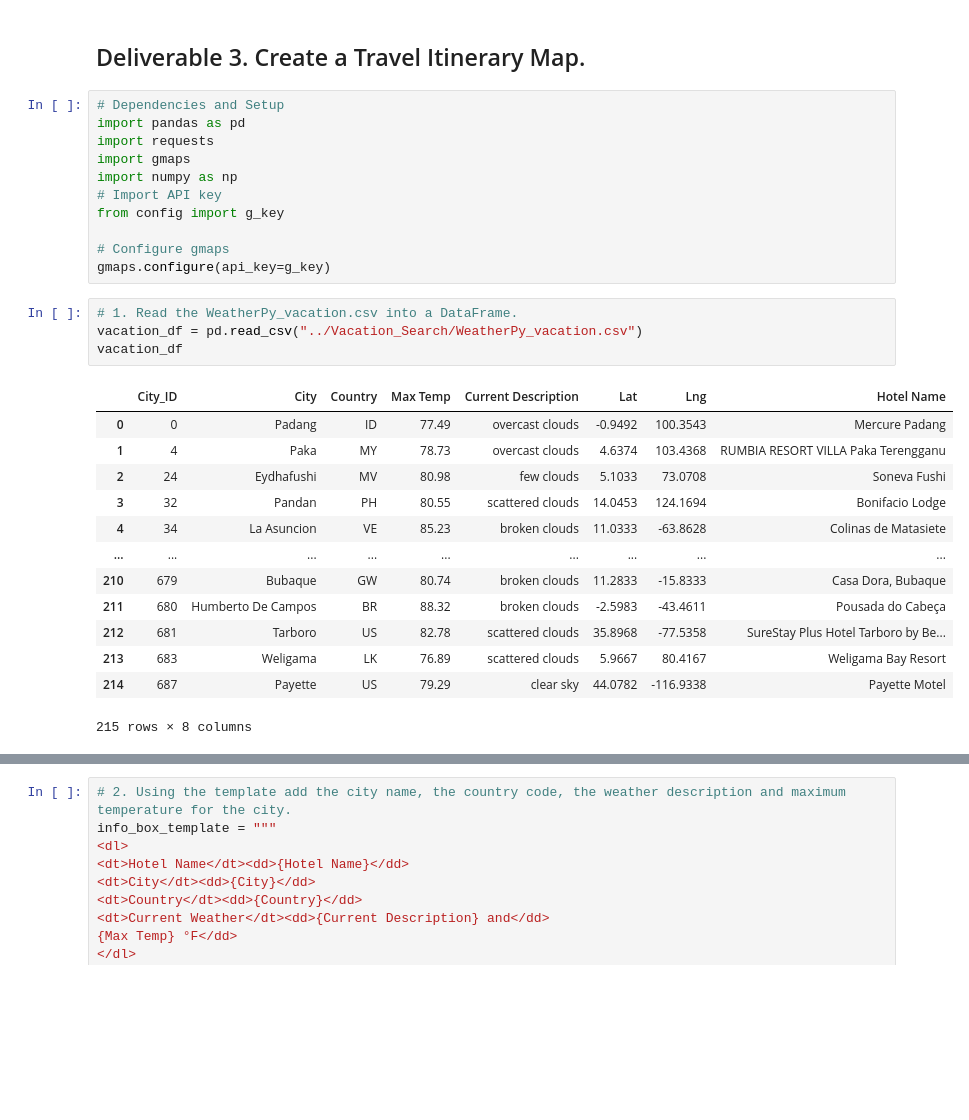
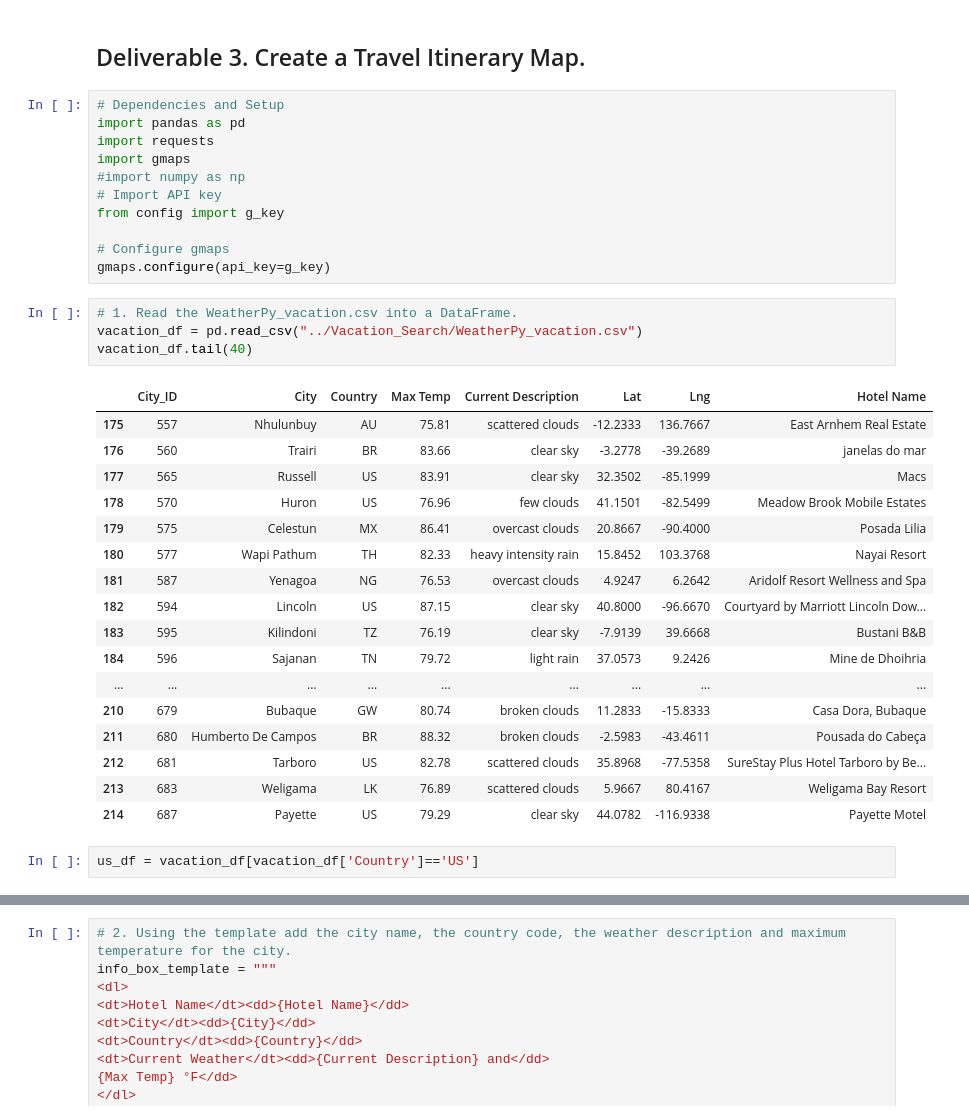
Before and after one commit to DianabasiRobinson/World_Weather_Analysis, a Jupyter notebook: Vacation_Itinerary/Vacation_Itinerary.ipynb, the cells around one changed output, grey strips where cells are left out. Saved outputs shown, nothing was run; the diff lists cells and outputs as text; blank space fills up the shorter version.

```diff
--- a/Vacation_Itinerary/Vacation_Itinerary.ipynb
+++ b/Vacation_Itinerary/Vacation_Itinerary.ipynb
@@ -5,7 +5,7 @@
 import pandas as pd
 import requests
 import gmaps
-import numpy as np
+#import numpy as np
 # Import API key
 from config import g_key
 
@@ -14,18 +14,24 @@ gmaps.configure(api_key=g_key)
 # %%
 # 1. Read the WeatherPy_vacation.csv into a DataFrame.
 vacation_df = pd.read_csv("../Vacation_Search/WeatherPy_vacation.csv")
-vacation_df
+vacation_df.tail(40)
 # %% [output]
 |  | City_ID | City | Country | Max Temp | Current Description | Lat | Lng | Hotel Name |
-| 0 | 0 | Padang | ID | 77.49 | overcast clouds | -0.9492 | 100.3543 | Mercure Padang |
-| 1 | 4 | Paka | MY | 78.73 | overcast clouds | 4.6374 | 103.4368 | RUMBIA RESORT VILLA Paka Terengganu |
-| 2 | 24 | Eydhafushi | MV | 80.98 | few clouds | 5.1033 | 73.0708 | Soneva Fushi |
-| 3 | 32 | Pandan | PH | 80.55 | scattered clouds | 14.0453 | 124.1694 | Bonifacio Lodge |
-| 4 | 34 | La Asuncion | VE | 85.23 | broken clouds | 11.0333 | -63.8628 | Colinas de Matasiete |
+| 175 | 557 | Nhulunbuy | AU | 75.81 | scattered clouds | -12.2333 | 136.7667 | East Arnhem Real Estate |
+| 176 | 560 | Trairi | BR | 83.66 | clear sky | -3.2778 | -39.2689 | janelas do mar |
+| 177 | 565 | Russell | US | 83.91 | clear sky | 32.3502 | -85.1999 | Macs |
+| 178 | 570 | Huron | US | 76.96 | few clouds | 41.1501 | -82.5499 | Meadow Brook Mobile Estates |
+| 179 | 575 | Celestun | MX | 86.41 | overcast clouds | 20.8667 | -90.4000 | Posada Lilia |
+| 180 | 577 | Wapi Pathum | TH | 82.33 | heavy intensity rain | 15.8452 | 103.3768 | Nayai Resort |
+| 181 | 587 | Yenagoa | NG | 76.53 | overcast clouds | 4.9247 | 6.2642 | Aridolf Resort Wellness and Spa |
+| 182 | 594 | Lincoln | US | 87.15 | clear sky | 40.8000 | -96.6670 | Courtyard by Marriott Lincoln Dow... |
+| 183 | 595 | Kilindoni | TZ | 76.19 | clear sky | -7.9139 | 39.6668 | Bustani B&B |
+| 184 | 596 | Sajanan | TN | 79.72 | light rain | 37.0573 | 9.2426 | Mine de Dhoihria |
 | ... | ... | ... | ... | ... | ... | ... | ... | ... |
 | 210 | 679 | Bubaque | GW | 80.74 | broken clouds | 11.2833 | -15.8333 | Casa Dora, Bubaque |
 | 211 | 680 | Humberto De Campos | BR | 88.32 | broken clouds | -2.5983 | -43.4611 | Pousada do Cabeça |
 | 212 | 681 | Tarboro | US | 82.78 | scattered clouds | 35.8968 | -77.5358 | SureStay Plus Hotel Tarboro by Be... |
 | 213 | 683 | Weligama | LK | 76.89 | scattered clouds | 5.9667 | 80.4167 | Weligama Bay Resort |
 | 214 | 687 | Payette | US | 79.29 | clear sky | 44.0782 | -116.9338 | Payette Motel |
-215 rows × 8 columns
+# %%
+us_df = vacation_df[vacation_df['Country']=='US']
```
Also changed, not shown: parts of 15 cells of this notebook, 2 other files.
